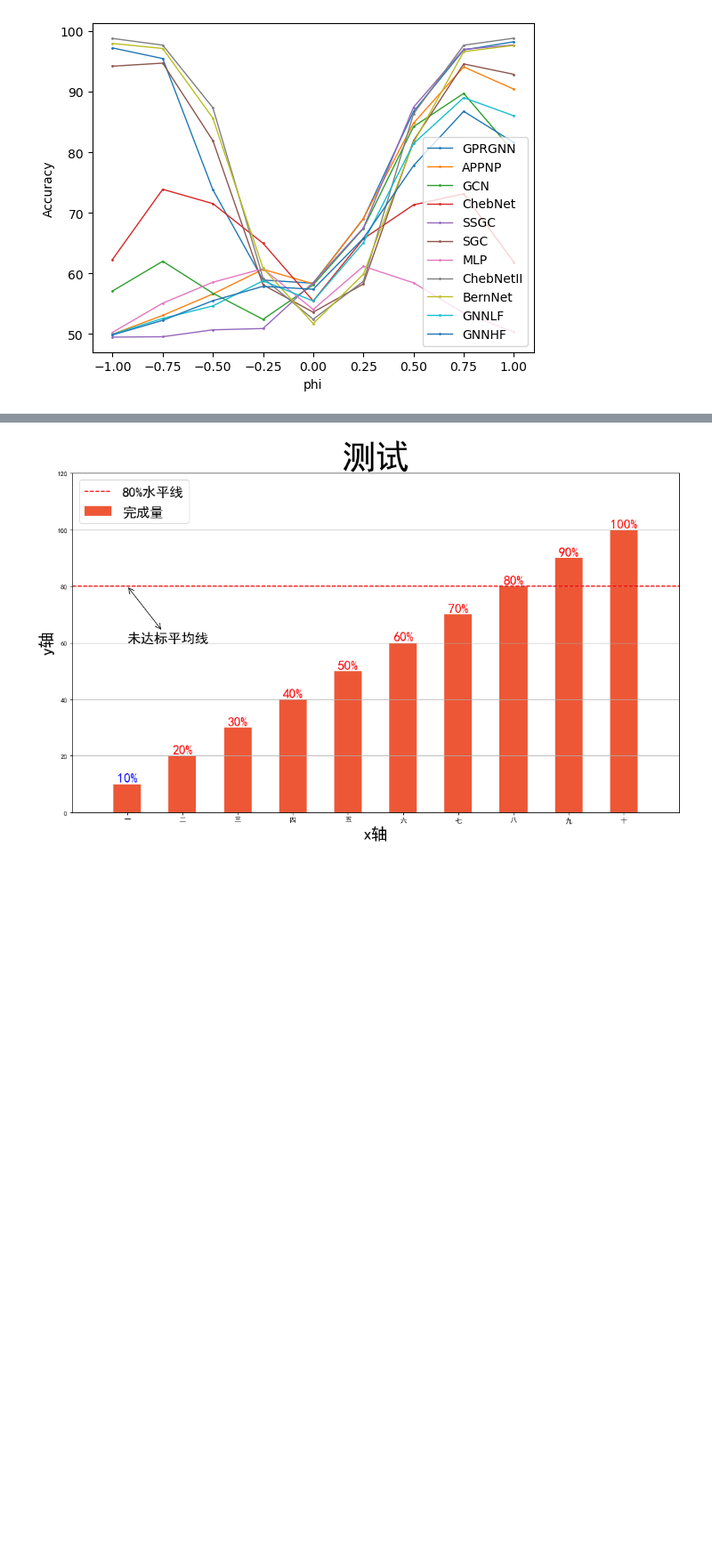
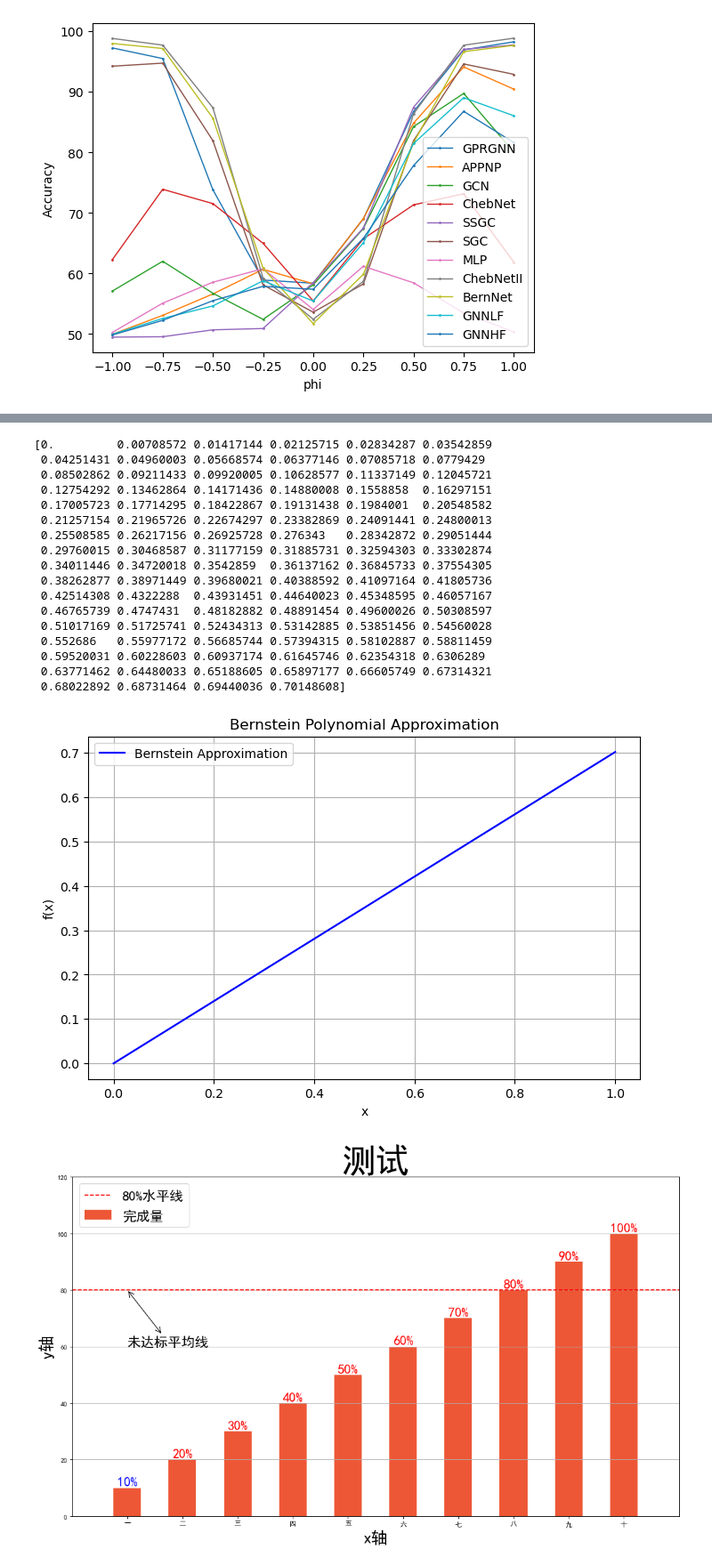
Before and after one commit to daelyyy/graduationProject, a Jupyter notebook: test.ipynb, the cells around one changed output, grey strips where cells are left out. Shown: that part at 89% size. Drawn from its saved outputs; the diff is of its cells as text; code cells hidden in the pictures; blank space fills up the shorter version.

```diff
--- a/test.ipynb
+++ b/test.ipynb
@@ -201,3 +75,55 @@ Text(0, 0.5, 'Accuracy')
+# %%
+import numpy as np
+from scipy.special import comb
+import matplotlib.pyplot as plt
+
+# 定义公式
+def bernstein_formula(x, theta_k, K):
+    result = np.zeros_like(x)
+    for k in range(K + 1):
+        result += theta_k[k] * (1 / (2 ** K)) * comb(K, k) * x
+    return result
+
+# 生成 x 值
+x = np.linspace(0, 1, 100)  # 在 [0, 1] 区间生成 100 个点
+params = torch.load('save_parameters/BernNet_model_BernNet_cora.pt')
+
+# 假设 theta_k 和 K 已知
+theta_k = params['prop1.temp'].detach().cpu().numpy()
+K = len(theta_k) - 1
+
+# 计算 Z(x)
+Z = bernstein_formula(x, theta_k, K)
+print(Z)
+
+# 绘制图像
+plt.figure(figsize=(8, 5))
+plt.plot(x, Z, color='b', label='Bernstein Approximation')
+plt.title('Bernstein Polynomial Approximation')
+plt.xlabel('x')
+plt.ylabel('f(x)')
+plt.legend()
+plt.grid(True)
+plt.show()
+# %% [output]
+[0.         0.00708572 0.01417144 0.02125715 0.02834287 0.03542859
+ 0.04251431 0.04960003 0.05668574 0.06377146 0.07085718 0.0779429
+ 0.08502862 0.09211433 0.09920005 0.10628577 0.11337149 0.12045721
+ 0.12754292 0.13462864 0.14171436 0.14880008 0.1558858  0.16297151
+ 0.17005723 0.17714295 0.18422867 0.19131438 0.1984001  0.20548582
+ 0.21257154 0.21965726 0.22674297 0.23382869 0.24091441 0.24800013
+ 0.25508585 0.26217156 0.26925728 0.276343   0.28342872 0.29051444
+ 0.29760015 0.30468587 0.31177159 0.31885731 0.32594303 0.33302874
+ 0.34011446 0.34720018 0.3542859  0.36137162 0.36845733 0.37554305
+ 0.38262877 0.38971449 0.39680021 0.40388592 0.41097164 0.41805736
+ 0.42514308 0.4322288  0.43931451 0.44640023 0.45348595 0.46057167
+ 0.46765739 0.4747431  0.48182882 0.48891454 0.49600026 0.50308597
+ 0.51017169 0.51725741 0.52434313 0.53142885 0.53851456 0.54560028
+ 0.552686   0.55977172 0.56685744 0.57394315 0.58102887 0.58811459
+ 0.59520031 0.60228603 0.60937174 0.61645746 0.62354318 0.6306289
+ 0.63771462 0.64480033 0.65188605 0.65897177 0.66605749 0.67314321
+ 0.68022892 0.68731464 0.69440036 0.70148608]
+[figure, added]
 # %%
 import matplotlib.pyplot as plt
 import numpy as np
```
Also changed, not shown: parts of 7 cells of this notebook, 37 other files.
